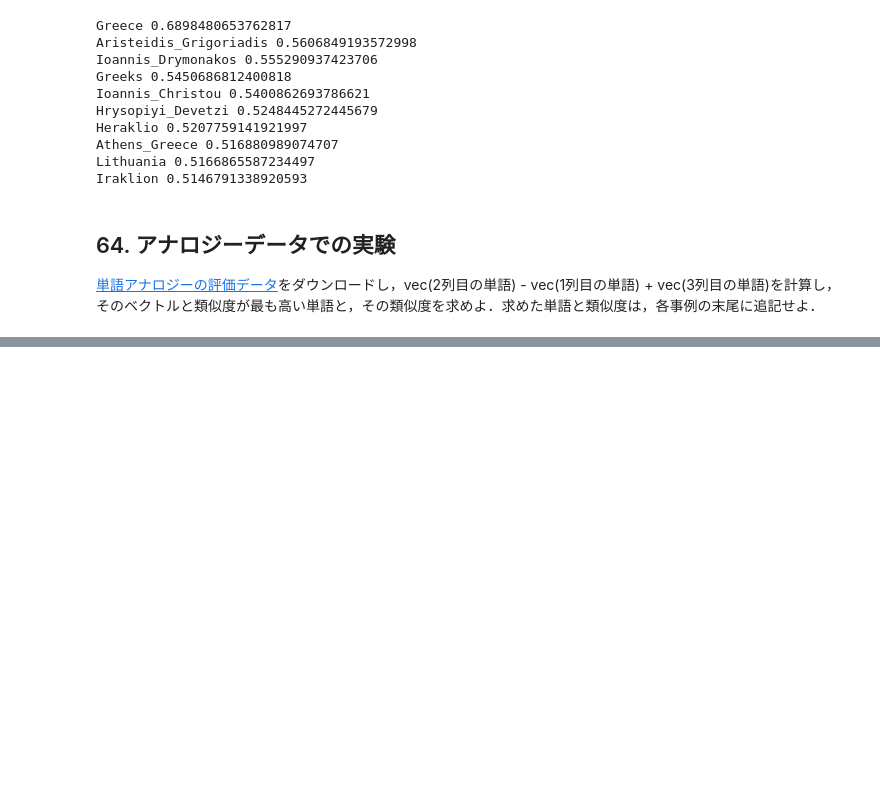
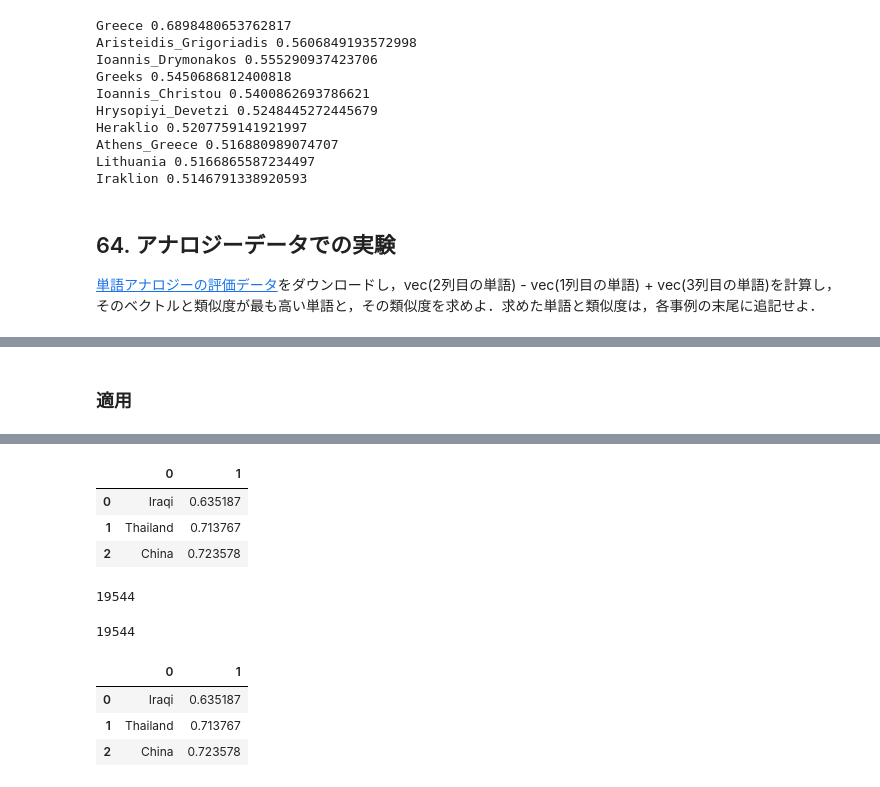
Before and after one commit to Kazuya-Minakuchi/natural_language_processing_100_knocks, a Jupyter notebook: notebooks/07_word_vector.ipynb, the cells around one changed output, grey strips where cells are left out. Drawn from its saved outputs; the diff is of its cells as text; code cells hidden in the pictures; blank space fills up the shorter version.

```diff
--- a/notebooks/07_word_vector.ipynb
+++ b/notebooks/07_word_vector.ipynb
@@ -108,0 +210,12 @@ Iraklion 0.5146791338920593
+# %% [markdown]
+### 適用
+# %%
+%%time
+# 試しに何行かにやってみて、時間見てみる
+(
+    df
+    .loc[:100, :]
+    .apply(two_pos_one_neg, axis=1, result_type='expand')
+    .head(3)
+)
+# %% [output]
@@ -108,0 +223,9 @@ Iraklion 0.5146791338920593
+|  | 0 | 1 |
+| 0 | Iraqi | 0.635187 |
+| 1 | Thailand | 0.713767 |
+| 2 | China | 0.723578 |
+# %%
+# 単純計算で3225s = 約53分かかる
+len(df)
+# %% [output]
+19544
@@ -108,0 +235,11 @@ Iraklion 0.5146791338920593
+# %%
+len(df_ans_cos)
+# %% [output]
+19544
+# %%
+df_ans_cos.head(3)
+# %% [output]
+|  | 0 | 1 |
+| 0 | Iraqi | 0.635187 |
+| 1 | Thailand | 0.713767 |
+| 2 | China | 0.723578 |
```
Also changed, not shown: parts of 20 cells of this notebook.
